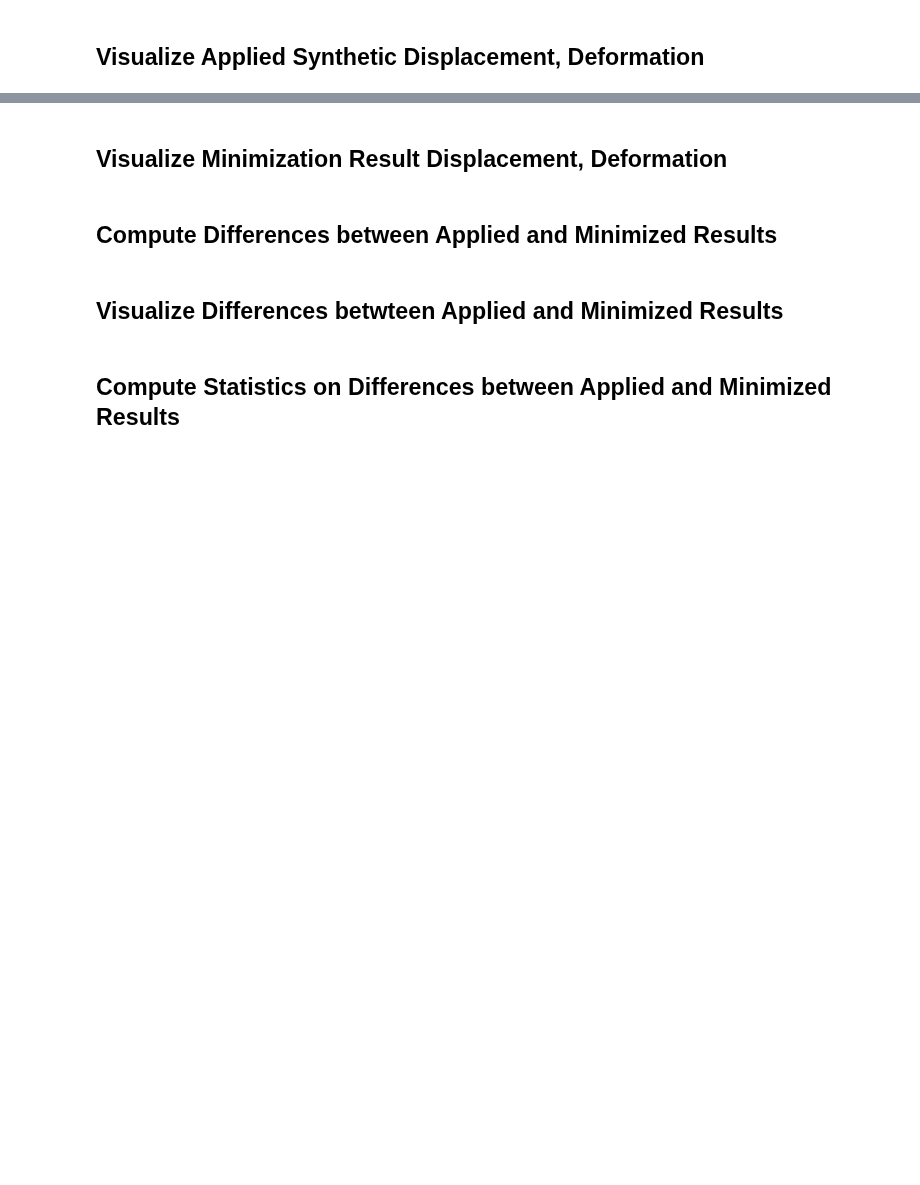
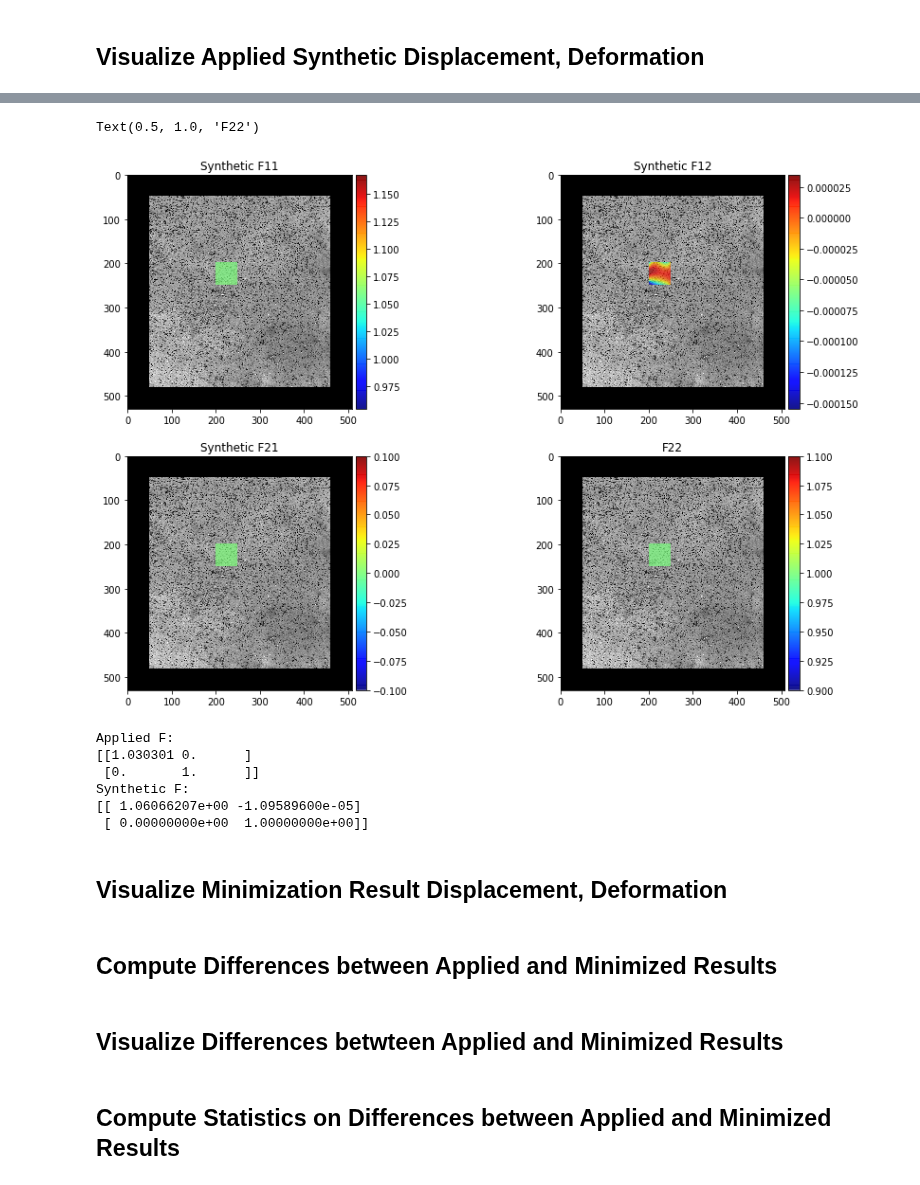
Before and after one commit to mfkiwl/splineDIC, a Jupyter notebook: notebooks/report/stp_report_synthetic_results_viz.ipynb, the cells around one changed output, grey strips where cells are left out. Cells and saved outputs as stored; diff of their text form; code cells hidden in the pictures; blank space fills up the shorter version.

```diff
--- a/notebooks/report/stp_report_synthetic_results_viz.ipynb
+++ b/notebooks/report/stp_report_synthetic_results_viz.ipynb
@@ -54,3 +147,80 @@ array([], shape=(0, 4), dtype=float64)
+# %%
+# Synthetic Deformation arrays
+F11_synth = np.zeros(image.shape) * np.nan
+F12_synth = np.zeros(image.shape) * np.nan
+F21_synth = np.zeros(image.shape) * np.nan
+F22_synth = np.zeros(image.shape) * np.nan
+
+for i in range(rowmin_index, rowmax_index):
+    for j in range(colmin_index, colmax_index):
+        u_val = (j - colmin_index) / (colmax_index - colmin_index)
+        v_val = (i - rowmin_index) / (rowmax_index - rowmin_index)
+        F_val= visualize.def_grad(ref_surf, u_val, v_val, synth_total_disp)
+        F11_synth[i, j] = F_val[0, 0]
+        F12_synth[i, j] = F_val[0, 1]
+        F21_synth[i, j] = F_val[1, 0]
+        F22_synth[i, j] = F_val[1, 1]
+# %%
+# Display
+fig, ((ax0, ax1), (ax2, ax3)) = plt.subplots(2, 2, figsize=(15, 10))
+
+im0 = ax0.imshow(image, cmap='gray')
+F11im = ax0.imshow(F11_synth, cmap='jet', alpha=0.7)
+divider = make_axes_locatable(ax0)
+cax0 = divider.append_axes('right', size='5%', pad=0.05)
+fig.colorbar(F11im, cax=cax0)
+F11min = 0.9 * np.nanmin(F11_synth)
+F11max = 1.1 * np.nanmax(F11_synth)
+F11im.set_clim(F11min, F11max)
+ax0.set_title('Synthetic F11')
+
+im1 = ax1.imshow(image, cmap='gray')
+F12im = ax1.imshow(F12_synth, cmap='jet', alpha=0.7)
+divider = make_axes_locatable(ax1)
+cax1 = divider.append_axes('right', size='5%', pad=0.05)
+fig.colorbar(F12im, cax=cax1)
+F12min = 0.9 * np.nanmin(F12_synth)
+F12max = 1.1 * np.nanmax(F12_synth)
+F12im.set_clim(F12min, F12max)
+ax1.set_title('Synthetic F12')
+
+im2 = ax2.imshow(image, cmap='gray')
+F21im = ax2.imshow(F21_synth, cmap='jet', alpha=0.7)
+divider = make_axes_locatable(ax2)
+cax2 = divider.append_axes('right', size='5%', pad=0.05)
+fig.colorbar(F21im, cax=cax2)
+F21min = 0.9 * np.nanmin(F21_synth)
+F21max = 1.1 * np.nanmax(F21_synth)
+F21im.set_clim(F21min, F21max)
+ax2.set_title('Synthetic F21')
+
+im3 = ax3.imshow(image, cmap='gray')
+F22im = ax3.imshow(F22_synth, cmap='jet', alpha=0.7)
+divider = make_axes_locatable(ax3)
+cax3 = divider.append_axes('right', size='5%', pad=0.05)
+fig.colorbar(F22im, cax=cax3)
+F22min = 0.9 * np.nanmin(F22_synth)
+F22max = 1.1 * np.nanmax(F22_synth)
+F22im.set_clim(F22min, F22max)
+ax3.set_title('F22')
+# %% [output]
+Text(0.5, 1.0, 'F22')
+[figure, added]
+# %%
+F = np.array([[1.01, 0],[0, 1]])
+applied_F = F @ F @ F
+synth_F = visualize.def_grad(ref_surf, u_val, v_val, synth_total_disp)
+print('Applied F:')
+print(applied_F)
+print('Synthetic F:')
+print(synth_F)
+# %% [output]
+Applied F:
+[[1.030301 0.      ]
+ [0.       1.      ]]
+Synthetic F:
+[[ 1.06066207e+00 -1.09589600e-05]
+ [ 0.00000000e+00  1.00000000e+00]]
 # %% [markdown]
 ## Visualize Minimization Result Displacement, Deformation
 # %% [markdown]
```
Also changed, not shown: parts of 10 cells of this notebook.
